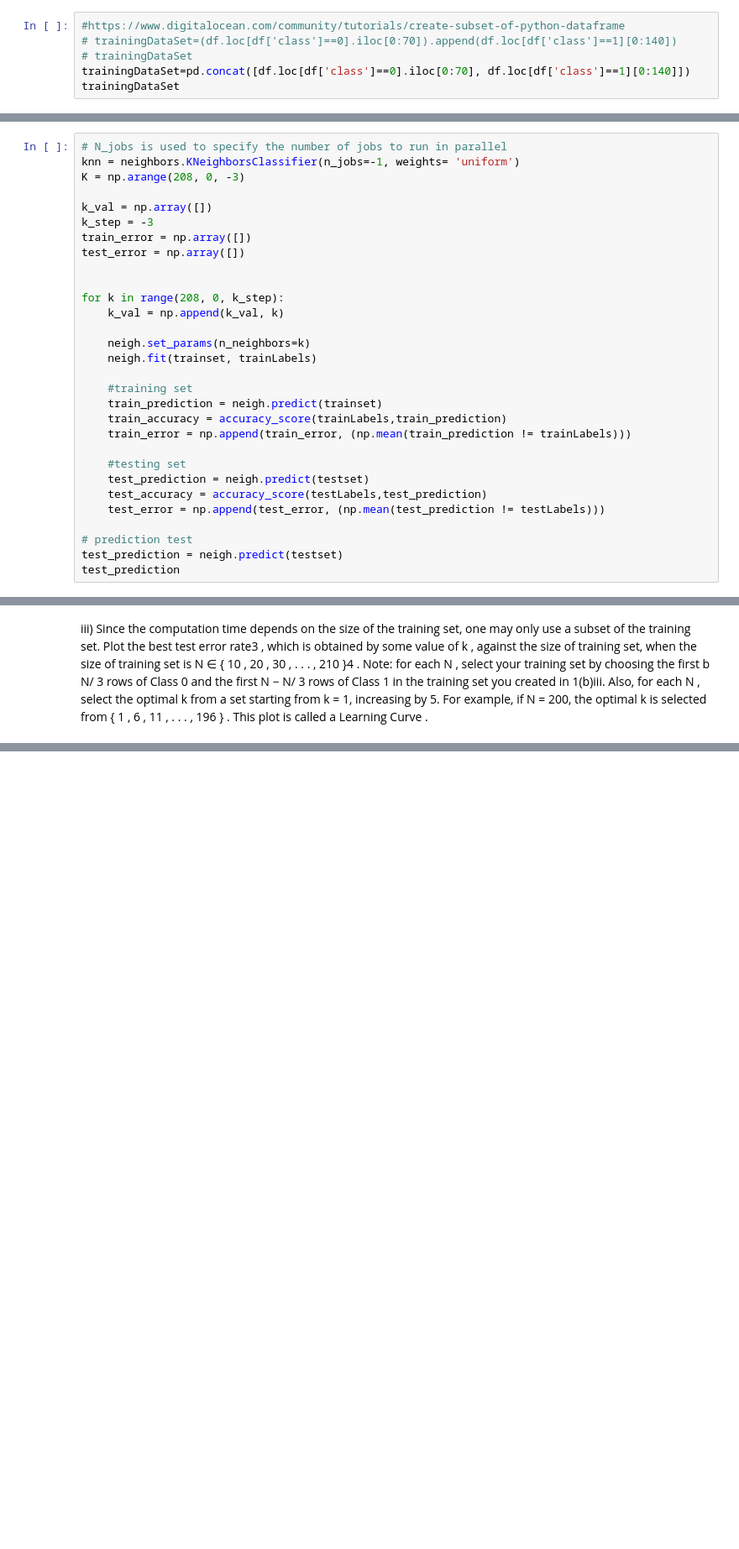
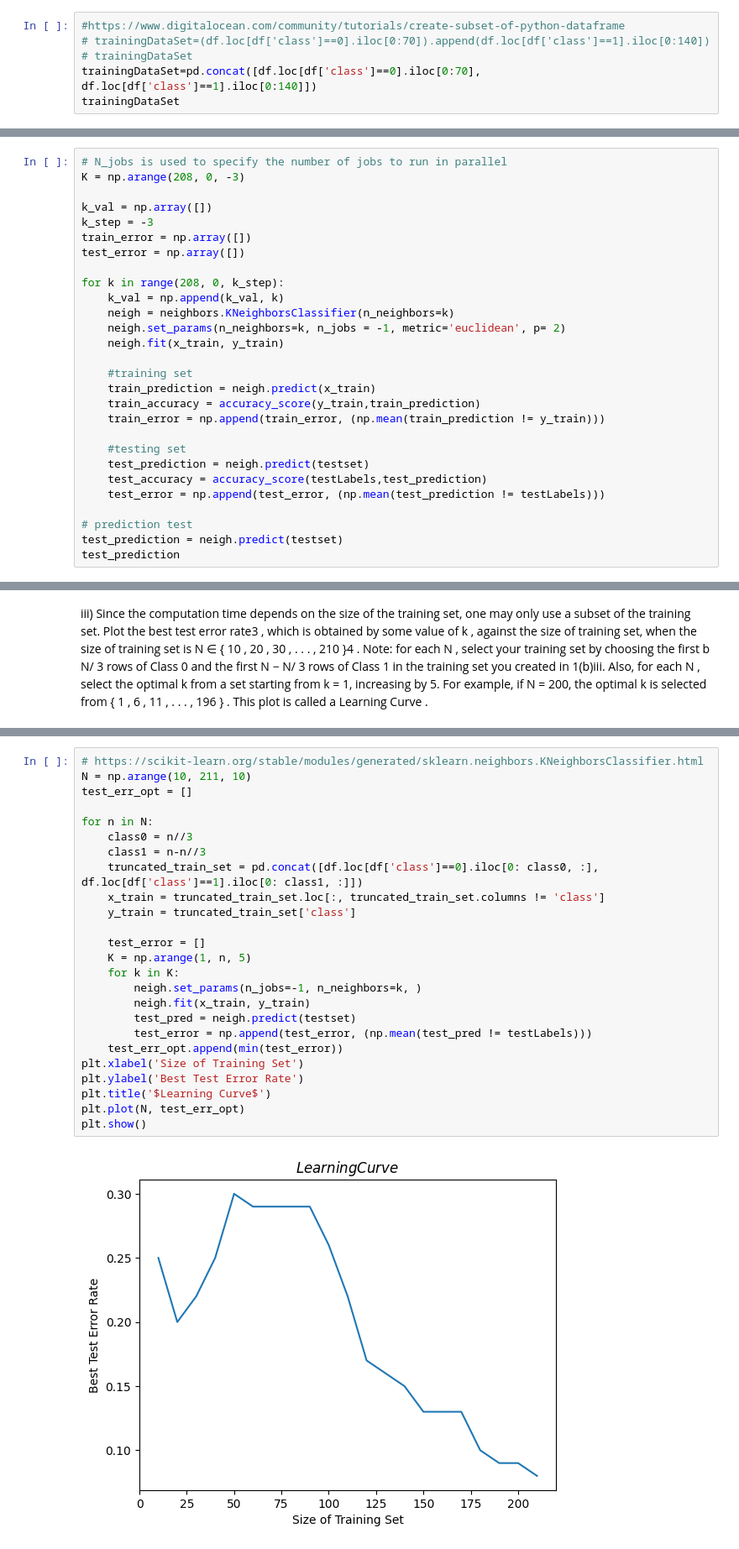
Before and after one commit to humera811/MLDS, a Jupyter notebook: Homework1/notebook/KNN/Bano_Humera_HW1.ipynb, the cells around one changed output, grey strips where cells are left out. Shown at 84% size. Cells and saved outputs as stored; diff of their text form; blank space fills up the shorter version.

```diff
--- a/Homework1/Bano_Humera_HW0.ipynb
+++ b/Homework1/notebook/KNN/Bano_Humera_HW1.ipynb
@@ -73,9 +80,9 @@ plt.subplots_adjust(top=0.95, bottom = 0.05)
 iii. Select the first 70 rows of Class 0 and the first 140 rows of Class 1 as the training set and the rest of the data as the test set
 # %%
 #https://www.digitalocean.com/community/tutorials/create-subset-of-python-dataframe
-# trainingDataSet=(df.loc[df['class']==0].iloc[0:70]).append(df.loc[df['class']==1][0:140])
+# trainingDataSet=(df.loc[df['class']==0].iloc[0:70]).append(df.loc[df['class']==1].iloc[0:140])
 # trainingDataSet
-trainingDataSet=pd.concat([df.loc[df['class']==0].iloc[0:70], df.loc[df['class']==1][0:140]])
+trainingDataSet=pd.concat([df.loc[df['class']==0].iloc[0:70], df.loc[df['class']==1].iloc[0:140]])
 trainingDataSet
 # %% [output]
 |  | pelvic_incidence | pelvic_tilt | lumbar_lordosis_angle | sacral_slope | pelvic_radius | ... |
@@ -134,7 +141,6 @@ KNeighborsClassifier()
 ii Test all the data in the test database with k nearest neighbors. Take de- cisions by majority polling. Plot train and test errors in terms of k for k ∈ { 208 , 205 , . . . , 7 , 4 , 1 , } (in reverse order). You are welcome to use smaller increments of k . Which k * is the most suitable k among those values? Cal- culate the confusion matrix, true positive rate, true negative rate, precision, and F 1 -score when k = k *2
 # %%
 # N_jobs is used to specify the number of jobs to run in parallel
-knn = neighbors.KNeighborsClassifier(n_jobs=-1, weights= 'uniform')
 K = np.arange(208, 0, -3)
 
 k_val = np.array([])
@@ -142,17 +148,16 @@ k_step = -3
 train_error = np.array([])
 test_error = np.array([])
 
-
 for k in range(208, 0, k_step):
     k_val = np.append(k_val, k)
-
-    neigh.set_params(n_neighbors=k)
-    neigh.fit(trainset, trainLabels)
+    neigh = neighbors.KNeighborsClassifier(n_neighbors=k)
+    neigh.set_params(n_neighbors=k, n_jobs = -1, metric='euclidean', p= 2)
+    neigh.fit(x_train, y_train)
 
     #training set
-    train_prediction = neigh.predict(trainset)
-    train_accuracy = accuracy_score(trainLabels,train_prediction)
-    train_error = np.append(train_error, (np.mean(train_prediction != trainLabels)))
+    train_prediction = neigh.predict(x_train)
+    train_accuracy = accuracy_score(y_train,train_prediction)
+    train_error = np.append(train_error, (np.mean(train_prediction != y_train)))
 
     #testing set
     test_prediction = neigh.predict(testset)
@@ -274,0 +249,27 @@ NameError: name 'train_set' is not defined
+# %%
+# https://scikit-learn.org/stable/modules/generated/sklearn.neighbors.KNeighborsClassifier.html
+N = np.arange(10, 211, 10)
+test_err_opt = []
+
+for n in N:
+    class0 = n//3
+    class1 = n-n//3
+    truncated_train_set = pd.concat([df.loc[df['class']==0].iloc[0: class0, :], df.loc[df['class']==1].iloc[0: class1, :]])
+    x_train = truncated_train_set.loc[:, truncated_train_set.columns != 'class']
+    y_train = truncated_train_set['class']
+
+    test_error = []
+    K = np.arange(1, n, 5)
+    for k in K:
+        neigh.set_params(n_jobs=-1, n_neighbors=k, )
+        neigh.fit(x_train, y_train)
+        test_pred = neigh.predict(testset)
+        test_error = np.append(test_error, (np.mean(test_pred != testLabels)))
+    test_err_opt.append(min(test_error))
+plt.xlabel('Size of Training Set')
+plt.ylabel('Best Test Error Rate')
+plt.title('$Learning Curve$')
+plt.plot(N, test_err_opt)
+plt.show()
+# %% [output]
+[figure, added]
```
Also changed, not shown: parts of 23 cells of this notebook, 5 other files.
